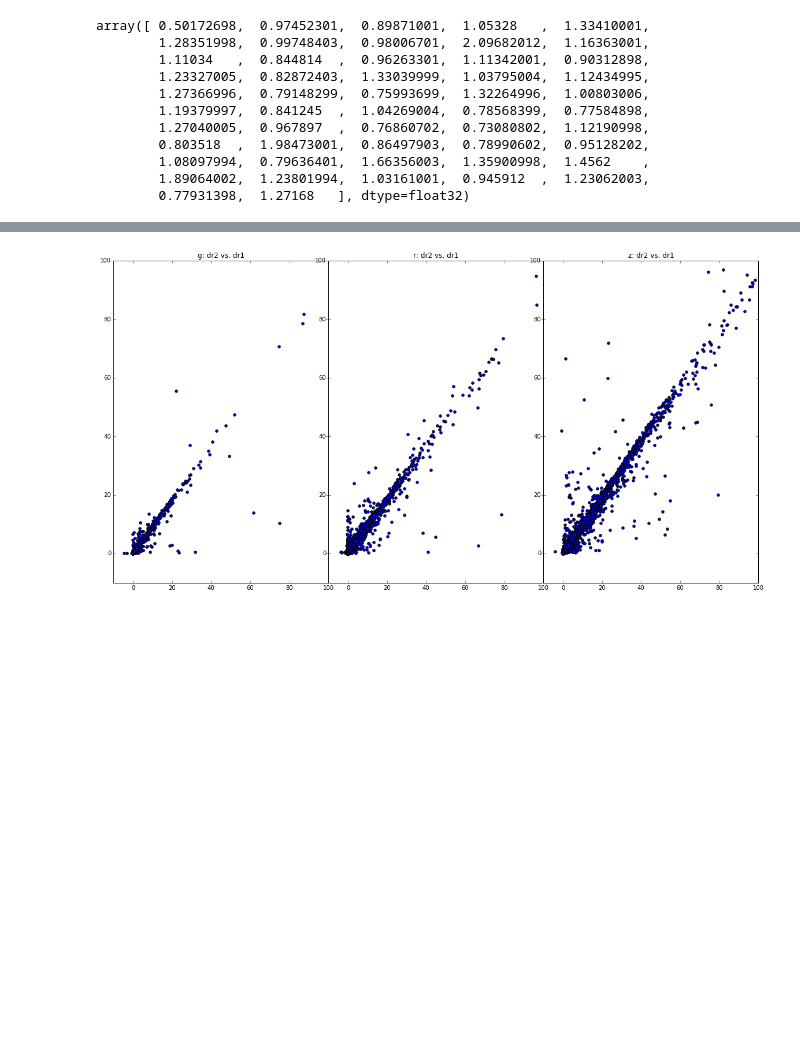
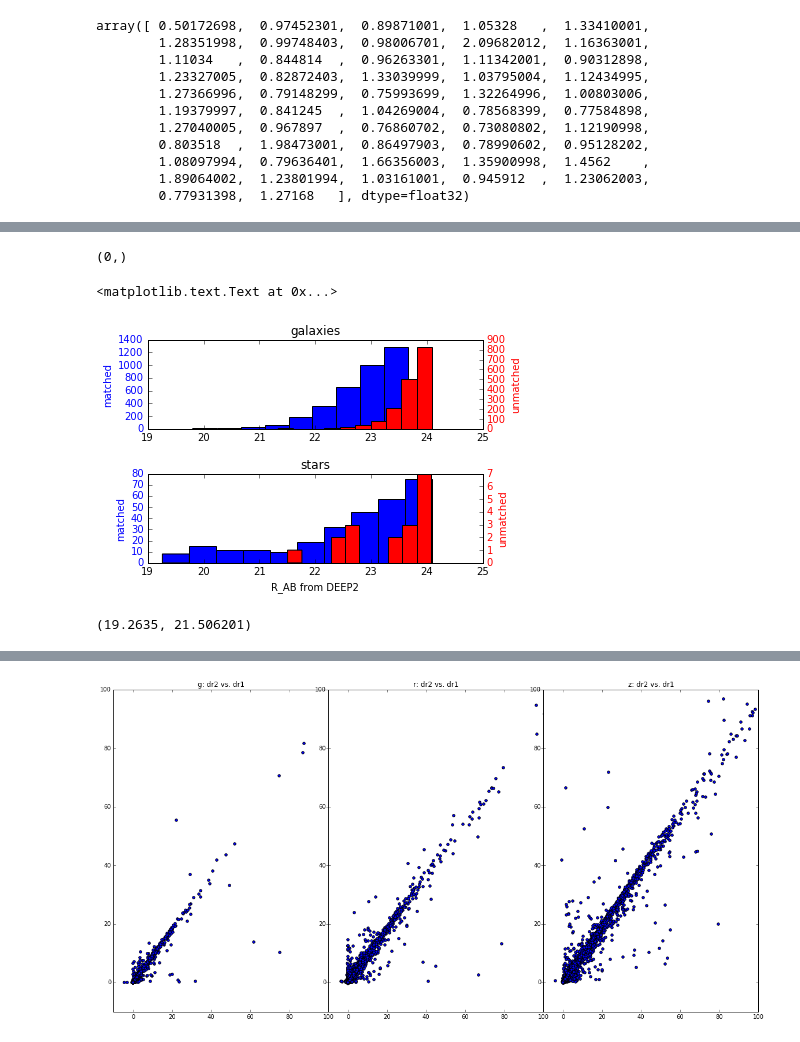
Before and after one commit to kaylanb/thesis_code, a Jupyter notebook: Testing.ipynb, the cells around one changed output, grey strips where cells are left out. Saved outputs shown, nothing was run; the diff lists cells and outputs as text; code cells hidden in the pictures; blank space fills up the shorter version.

```diff
--- a/Testing.ipynb
+++ b/Testing.ipynb
@@ -156,0 +188,34 @@ plt.scatter(data['dr1_gflux'],data['dr2_gflux'])
+# %%
+np.where(m_gal['bestr'] <=0 )[0].shape
+# %% [output]
+(0,)
+# %%
+fig,ax=plt.subplots(2,1)
+plt.subplots_adjust(wspace=0.5,hspace=0.5)
+ax[0].hist(m_gal['bestr'],color='b')
+ax[0].set_title('galaxies')
+ax[0].set_ylabel('matched',color='b')
+for tl in ax[0].get_yticklabels():
+    tl.set_color('b')
+#2nd y axis
+ax2 = ax[0].twinx()
+ax2.hist(un_gal['bestr'],color='r')
+ax2.set_ylabel('unmatched', color='r')
+for tl in ax2.get_yticklabels():
+    tl.set_color('r')
+#2nd panel
+ax[1].hist(m_star['bestr'],color='b')
+ax[1].set_title('stars')
+ax[1].set_ylabel('matched',color='b')
+for tl in ax[1].get_yticklabels():
+    tl.set_color('b')
+#2nd y axis
+ax2 = ax[1].twinx()
+ax2.hist(un_star['bestr'],color='r')
+ax2.set_ylabel('unmatched', color='r')
+for tl in ax2.get_yticklabels():
+    tl.set_color('r')
+ax[1].set_xlabel('R_AB from DEEP2')
+# %% [output]
+<matplotlib.text.Text at 0x...>
+[figure, added]
@@ -156,0 +256,4 @@ plt.scatter(data['dr1_gflux'],data['dr2_gflux'])
+# %%
+m_star['bestr'].min(),un_star['bestr'].min()
+# %% [output]
+(19.2635, 21.506201)
```
Also changed, not shown: parts of 34 cells of this notebook.
